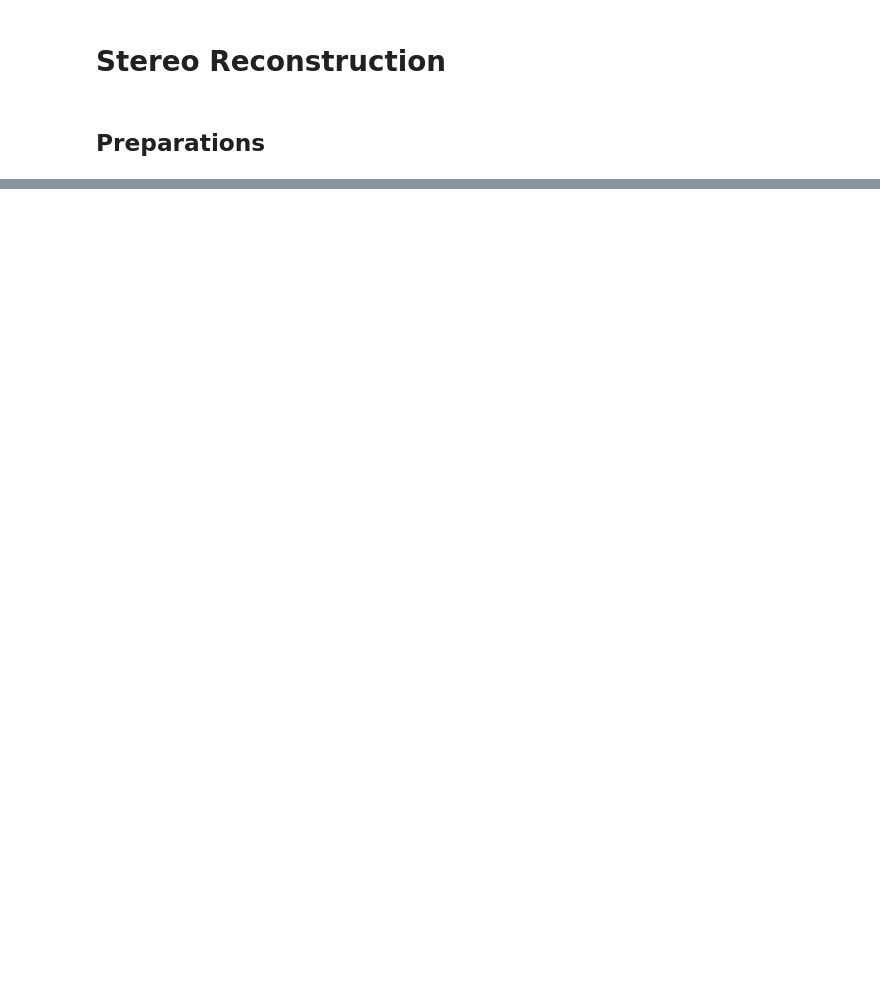
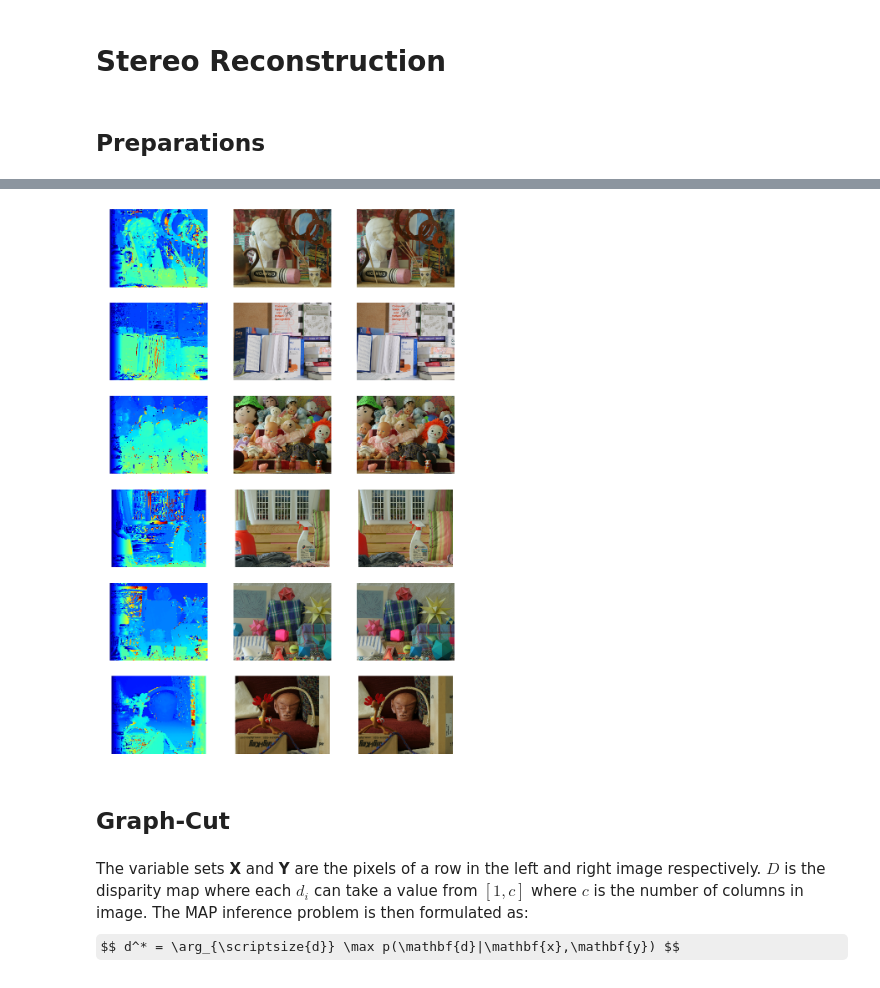
Before and after one commit to Af4rinz/pgm-stereo, a Jupyter notebook: stereo-rec.ipynb, the cells around one changed output, grey strips where cells are left out. Cells and saved outputs as stored; diff of their text form; code cells hidden in the pictures; some formulas as TeX source; blank space fills up the shorter version.

```diff
--- a/stereo-rec.ipynb
+++ b/stereo-rec.ipynb
@@ -39,0 +99,7 @@ view_images(left_images, right_images)
+# %%
+def disp2grey(disp):
+    image = np.zeros((disp.shape[0], disp.shape[1], 3), dtype=np.uint8)
+    occluded = disp < 0
+    image[:] = np.where(occluded, 0, 255 * disp / disp.max())[:, :, np.newaxis]
+    image[occluded] = [255, 255, 0]
+    return image
@@ -39,0 +117,26 @@ view_images(left_images, right_images)
+# %%
+disp = {}
+ssd_time = {}
+for k in left_images.keys():
+    start = time.time()
+    disp[k] = ssd_stereo(left_images[k], right_images[k], search_depth=dmin[k])
+    ssd_time[k] = time.time() - start
+# %%
+fig, axs = plt.subplots(img_num, 3, figsize=(15, 4*img_num))
+for i, k in enumerate(left_images.keys()):
+    cv2.imwrite(f'output/{k}_ssd_{dmin[k]}_7_grey.png', disp2grey(disp[k]))
+    axs[i, 0].imshow(disp2jet(disp[k]))
+    axs[i, 0].axis('off')
+    axs[i, 1].imshow(cv2.cvtColor(left_images[k], cv2.COLOR_BGR2RGB), cmap='gray')
+    axs[i, 1].axis('off')
+    axs[i, 2].imshow(cv2.cvtColor(right_images[k], cv2.COLOR_BGR2RGB), cmap='gray')
+    axs[i, 2].axis('off')
+plt.show()
+# %% [output]
+[figure, added]
+# %% [markdown]
+## Graph-Cut
+# %% [markdown]
+The variable sets **X** and **Y** are the pixels of a row in the left and right image respectively. **$D$** is the disparity map where each $d_i$ can take a value from $[1, c]$ where $c$ is the number of columns in image.
+The MAP inference problem is then formulated as:
+$$ d^* = \arg_{\scriptsize{d}} \max p(\mathbf{d}|\mathbf{x},\mathbf{y}) $$
```
Also changed, not shown: parts of 15 cells of this notebook, 45 other files.
